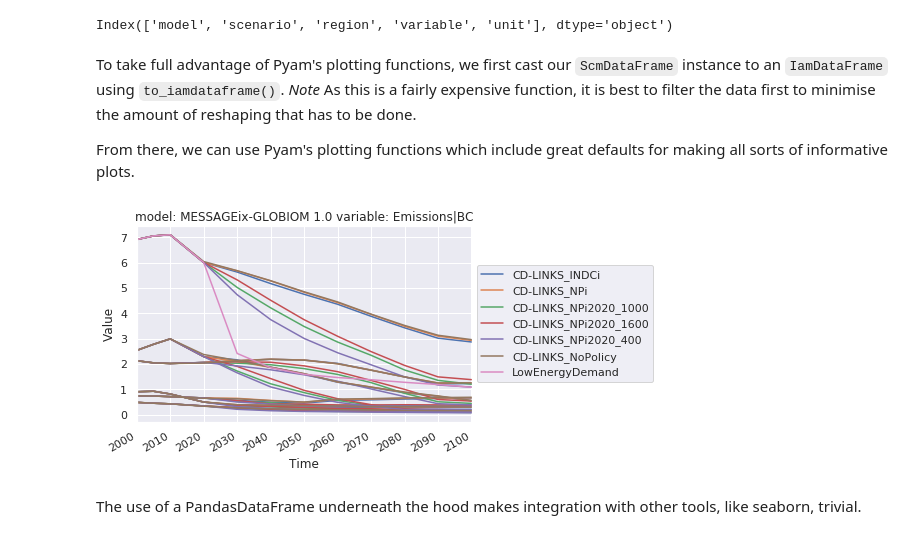
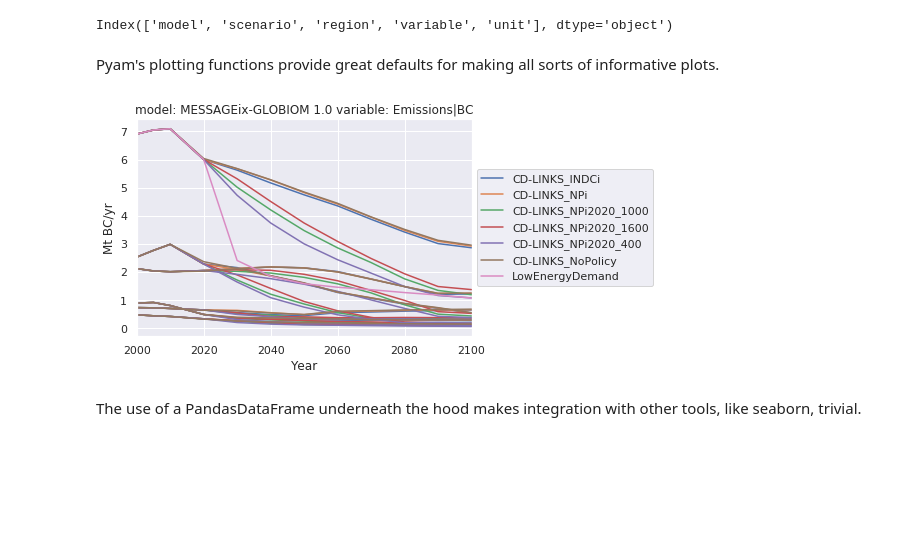
Before and after one commit to znicholls/openscm, a Jupyter notebook: notebooks/pyam-integration.ipynb, the cells around one changed output. Saved outputs shown, nothing was run; the diff lists cells and outputs as text; code cells hidden in the pictures; blank space fills up the shorter version.

```diff
--- a/notebooks/pyam-integration.ipynb
+++ b/notebooks/pyam-integration.ipynb
@@ -19,8 +18,9 @@ Not importing directory /home/zebedee/Documents/AGCEC/MCastle/openscm/venv/lib/p
 # %%
-df = ScmDataFrame(pyam.read_iiasa_iamc15(
+df_pyam = pyam.read_iiasa_iamc15(
     model="MESSAGEix*",
     variable=["Emissions*"],
-))
+)
+df = ScmDataFrame(df_pyam.data)
 # %% [output]
 INFO:root:You are connected to the iamc15 scenario explorer. Please cite as:
 
@@ -65,7 +64,3 @@ array(['CD-LINKS_INDCi', 'CD-LINKS_NPi', 'CD-LINKS_NPi2020_1000',
 df.meta.columns
 # %% [output]
 Index(['model', 'scenario', 'region', 'variable', 'unit'], dtype='object')
-# %% [markdown]
-To take full advantage of Pyam's plotting functions, we first cast our `ScmDataFrame` instance to an `IamDataFrame` using `to_iamdataframe()`. *Note* As this is a fairly expensive function, it is best to filter the data first to minimise the amount of reshaping that has to be done.
-
-From there, we can use Pyam's plotting functions which include great defaults for making all sorts of informative plots.
@@ -74,12 +67,13 @@ iam_df = df.filter(variable='Emissions|BC').to_iamdataframe()
+# %% [markdown]
+Pyam's plotting functions provide great defaults for making all sorts of informative plots.
 # %%
 # NBVAL_IGNORE_OUTPUT
-iam_df.line_plot(
+df.filter(variable='Emissions|BC').to_iamdataframe().line_plot(
     color='scenario',
-    x="time",
     legend=dict(loc='center left', bbox_to_anchor=(1.0, 0.5))
 );
 # %% [output]
-[figure, old version]
+[figure, new version]
 # %% [markdown]
 The use of a PandasDataFrame underneath the hood makes integration with other tools, like seaborn, trivial.
 # %%
```
Also changed, not shown: parts of 5 cells of this notebook.
